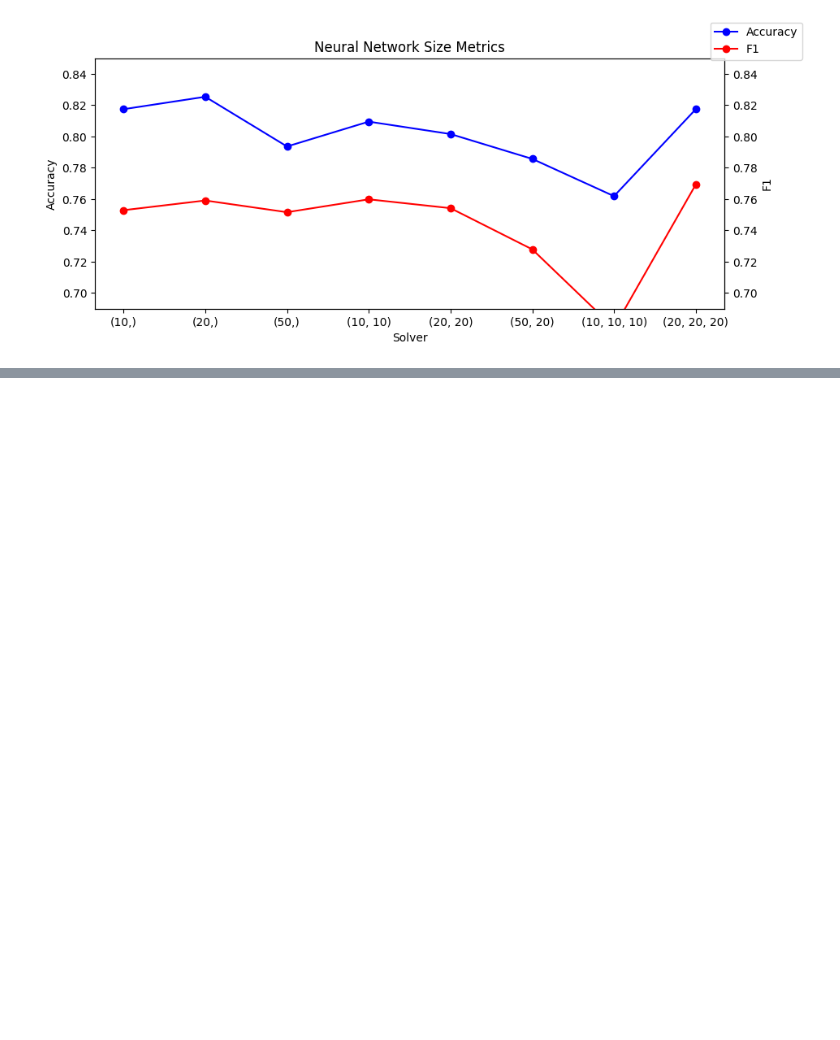
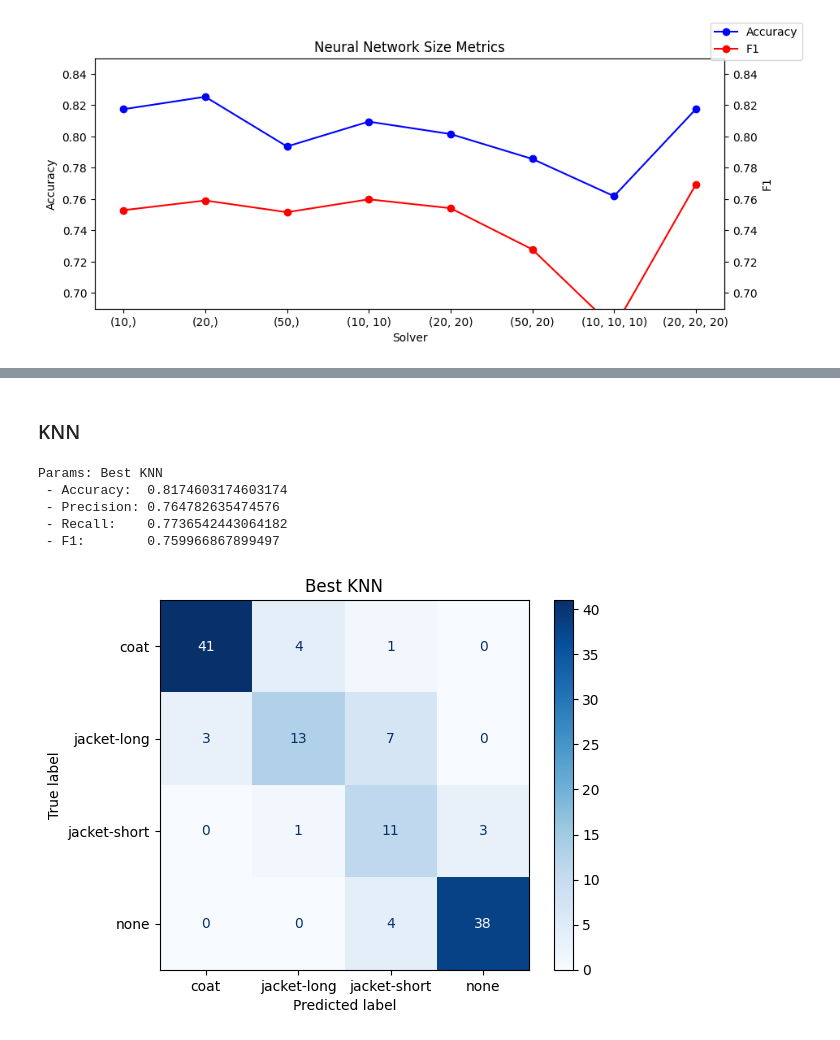
Before and after one commit to tikkikkit21/WeatherML, a Jupyter notebook: research.ipynb, the cells around one changed output, grey strips where cells are left out. Saved outputs shown, nothing was run; the diff lists cells and outputs as text; code cells hidden in the pictures; blank space fills up the shorter version.

```diff
--- a/research.ipynb
+++ b/research.ipynb
@@ -558,0 +619,21 @@ NeuralNetwork Best Score: 0.802364082793213
+# %% [markdown]
+### KNN
+# %%
+best_knn = KNeighborsClassifier(
+    algorithm='ball_tree',
+    n_neighbors=5,
+    p=1,
+    weights='distance',
+    n_jobs=-2
+)
+
+best_knn.fit(X_train, y_train)
+lr_ypred = best_knn.predict(X_val)
+knn_results = score_model(lr_ypred, y_val, label='Best KNN')
+# %% [output]
+Params: Best KNN
+ - Accuracy:  0.8174603174603174
+ - Precision: 0.764782635474576
+ - Recall:    0.7736542443064182
+ - F1:        0.759966867899497
+[figure, added]
```
Also changed, not shown: parts of 18 cells of this notebook.
